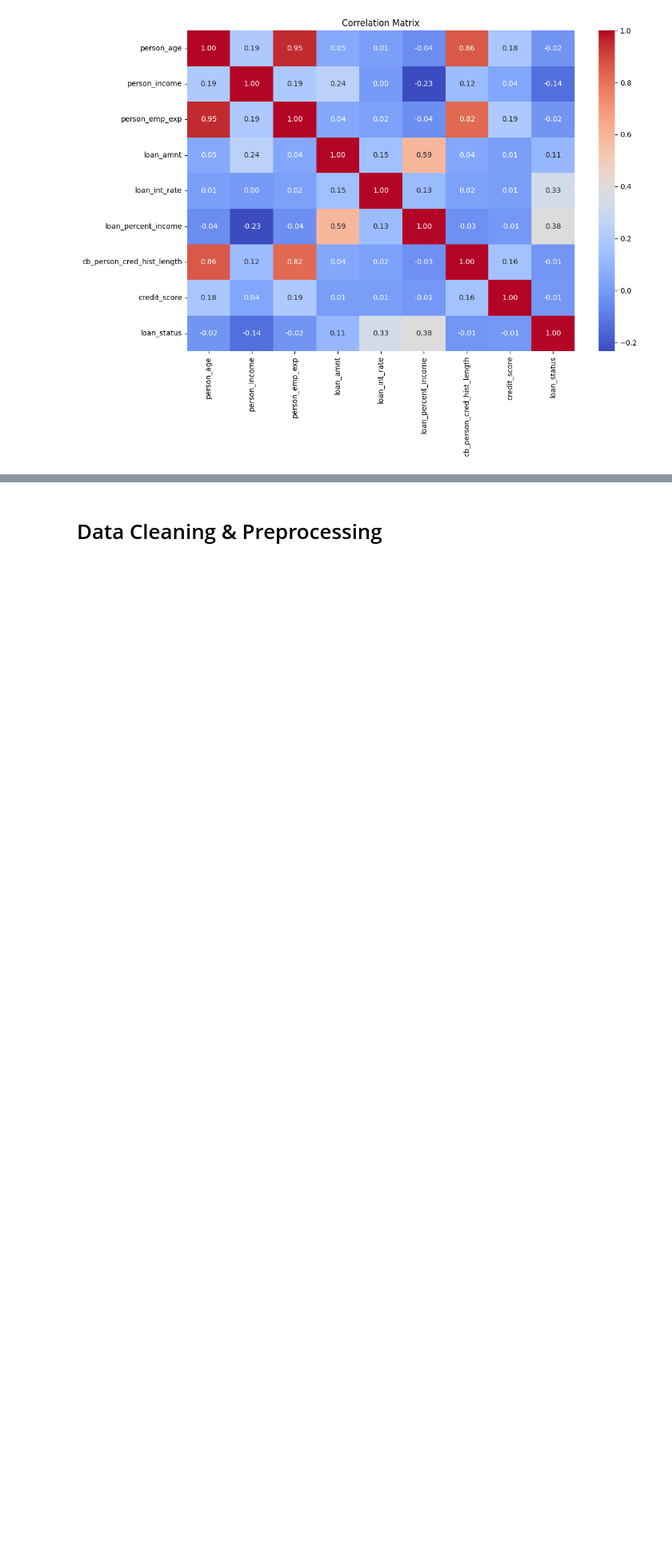
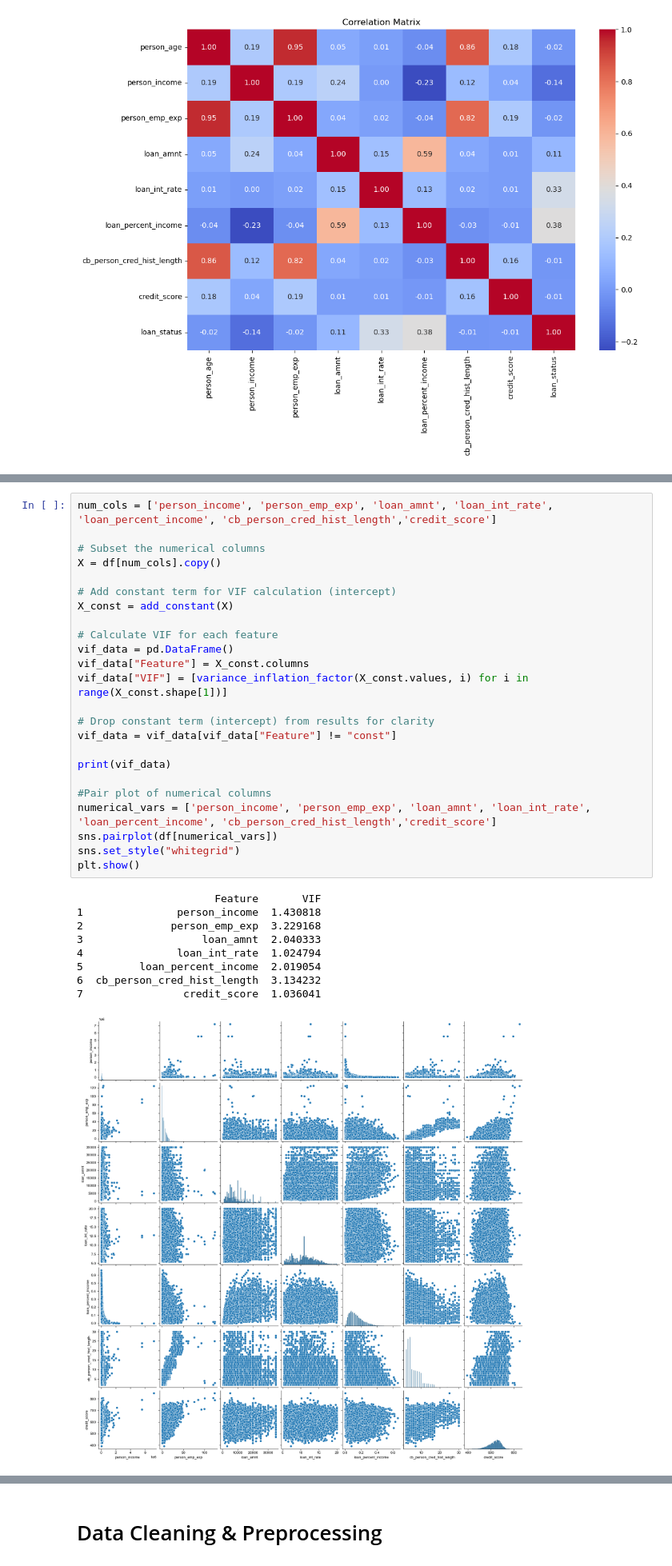
Before and after one commit to jb705249/SJU_DSS_740_Final_Project, a Jupyter notebook: Scr/initial_data_cleaning.ipynb, the cells around one changed output, grey strips where cells are left out. Shown at 80% size. Drawn from its saved outputs; the diff is of its cells as text; blank space fills up the shorter version.

```diff
--- a/Scr/initial_data_cleaning.ipynb
+++ b/Scr/initial_data_cleaning.ipynb
@@ -149,0 +192,34 @@ plt.show()
+# %%
+num_cols = ['person_income', 'person_emp_exp', 'loan_amnt', 'loan_int_rate', 'loan_percent_income', 'cb_person_cred_hist_length','credit_score']
+
+# Subset the numerical columns
+X = df[num_cols].copy()
+
+# Add constant term for VIF calculation (intercept)
+X_const = add_constant(X)
+
+# Calculate VIF for each feature
+vif_data = pd.DataFrame()
+vif_data["Feature"] = X_const.columns
+vif_data["VIF"] = [variance_inflation_factor(X_const.values, i) for i in range(X_const.shape[1])]
+
+# Drop constant term (intercept) from results for clarity
+vif_data = vif_data[vif_data["Feature"] != "const"]
+
+print(vif_data)
+
+#Pair plot of numerical columns
+numerical_vars = ['person_income', 'person_emp_exp', 'loan_amnt', 'loan_int_rate', 'loan_percent_income', 'cb_person_cred_hist_length','credit_score']
+sns.pairplot(df[numerical_vars])
+sns.set_style("whitegrid")
+plt.show()
+# %% [output]
+                      Feature       VIF
+1               person_income  1.430818
+2              person_emp_exp  3.229168
+3                   loan_amnt  2.040333
+4               loan_int_rate  1.024794
+5         loan_percent_income  2.019054
+6  cb_person_cred_hist_length  3.134232
+7                credit_score  1.036041
+[figure, added]
```
Also changed, not shown: parts of 20 cells of this notebook.
